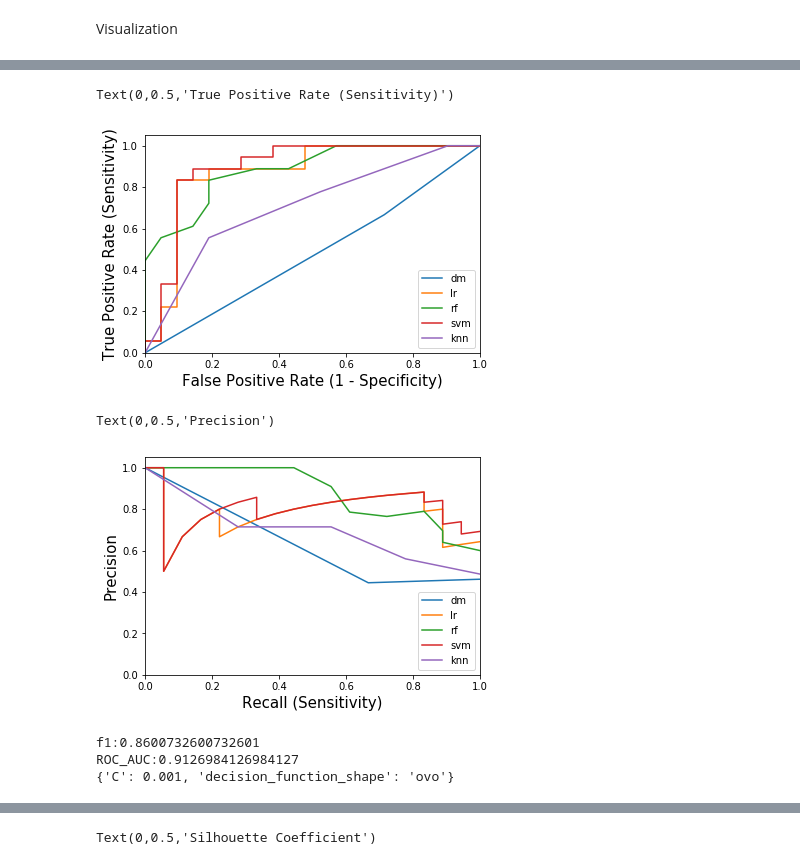
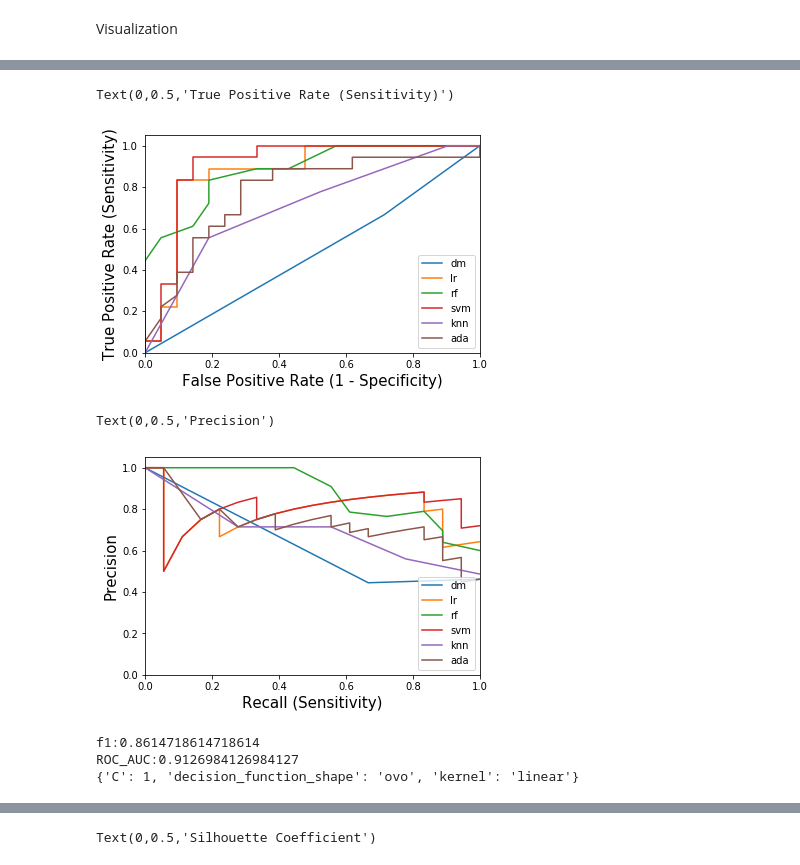
Before and after one commit to grace3999/PredictEscalation, a Jupyter notebook: EscalationProj_Tim.ipynb, the cells around one changed output, grey strips where cells are left out. Saved outputs shown, nothing was run; the diff lists cells and outputs as text; code cells hidden in the pictures.

```diff
--- a/EscalationProj_Tim.ipynb
+++ b/EscalationProj_Tim.ipynb
@@ -189,9 +188,16 @@ rf_cv = RandomForestClassifier(random_state=39, class_weight='balanced')
 svm_cv = SVC(kernel='linear', probability=True, class_weight='balanced')
 knn_cv = KNeighborsClassifier()
 gb_cv = GradientBoostingClassifier(random_state=39)
+ab_cv = AdaBoostClassifier(random_state=39)
 
 #dic with classifier and feature importance attribute name
-models_dic = {'dm_cv': (dm_cv, 'none'), 'lr_cv': (lr_cv, 'coef'), 'rf_cv': (rf_cv, 'feature_importance'), 'svm_cv':(svm_cv, 'coef'), 'knn_cv': (knn_cv, 'none'), 'gb_cv': (gb_cv, 'feature_importance')}
+models_dic = {'dm_cv': (dm_cv, 'none'),
+              'lr_cv': (lr_cv, 'coef'),
+              'rf_cv': (rf_cv, 'feature_importance'),
+              'svm_cv':(svm_cv, 'coef'),
+              'knn_cv': (knn_cv, 'none'),
+              'gb_cv': (gb_cv, 'feature_importance'),
+              'ab_cv': (ab_cv, 'feature_importance')}
 # %%
 def feature_importance(X, y, model_instance, feature_names, fi_name):
     #takes in features (X) and classess (y), model, column names for features in X, and name of attribute for feature importance
@@ -387,25 +393,27 @@ data_pandas.sort_values('F1', ascending=False).head()
 # %%
 fpr_dm, tpr_dm, thresholds_dm = metrics.roc_curve(Y_train_class, data_ave_features['dm_cv_ave']['y_pred_prob'][:,1])
 fpr_lr, tpr_lr, thresholds_lr = metrics.roc_curve(Y_train_class, data_ave_features['lr_cv_ave']['y_pred_prob'][:,1])
 fpr_rf, tpr_rf, thresholds_rf = metrics.roc_curve(Y_train_class, data_ave_features['rf_cv_ave']['y_pred_prob'][:,1])
 fpr_svm, tpr_svm, thresholds_svm = metrics.roc_curve(Y_train_class, data_ave_features['svm_cv_ave']['y_pred_prob'][:,1])
 fpr_knn, tpr_knn, thresholds_knn = metrics.roc_curve(Y_train_class, data_ave_features['knn_cv_ave']['y_pred_prob'][:,1])
+fpr_ab, tpr_ab, thresholds_ab = metrics.roc_curve(Y_train_class, data_ave_features['ab_cv_ave']['y_pred_prob'][:,1])
 
 # plot model ROC curves
 plt.plot(fpr_dm, tpr_dm, label="dm")
 plt.plot(fpr_lr, tpr_lr, label="lr")
 plt.plot(fpr_rf, tpr_rf, label="rf")
 plt.plot(fpr_svm, tpr_svm, label="svm")
 plt.plot(fpr_knn, tpr_knn, label="knn")
+plt.plot(fpr_ab, tpr_ab, label="ada")
 
 plt.xlim([0, 1])
 plt.ylim([0, 1.05])
 plt.legend(loc="lower right")
 plt.xlabel('False Positive Rate (1 - Specificity)', fontsize = 15)
 plt.ylabel('True Positive Rate (Sensitivity)', fontsize = 15)
 # %% [output]
 Text(0,0.5,'True Positive Rate (Sensitivity)')
-[figure, old version]
+[figure, new version]
 # %%
 # calculate precision-recall curve
 precision_dm, recall_dm, thresholds_pr_dm = metrics.precision_recall_curve(Y_train_class, data_ave_features['dm_cv_ave']['y_pred_prob'][:,1])
@@ -413,12 +421,14 @@ precision_lr, recall_lr, thresholds_pr_lr = metrics.precision_recall_curve(Y_tra
 precision_rf, recall_rf, thresholds_pr_rf = metrics.precision_recall_curve(Y_train_class, data_ave_features['rf_cv_ave']['y_pred_prob'][:,1])
 precision_svm, recall_svm, thresholds_pr_svm = metrics.precision_recall_curve(Y_train_class, data_ave_features['svm_cv_ave']['y_pred_prob'][:,1])
 precision_knn, recall_knn, thresholds_pr_knn = metrics.precision_recall_curve(Y_train_class, data_ave_features['knn_cv_ave']['y_pred_prob'][:,1])
+precision_ab, recall_ab, thresholds_pr_ab = metrics.precision_recall_curve(Y_train_class, data_ave_features['ab_cv_ave']['y_pred_prob'][:,1])
 
 plt.plot(recall_dm, precision_dm, label='dm')
 plt.plot(recall_lr, precision_lr, label='lr')
 plt.plot(recall_rf, precision_rf, label='rf')
 plt.plot(recall_svm, precision_svm, label='svm')
 plt.plot(recall_knn, precision_knn, label='knn')
+plt.plot(recall_ab, precision_ab, label='ada')
 
 plt.xlim([0, 1])
 plt.ylim([0, 1.05])
@@ -427,22 +437,25 @@ plt.xlabel('Recall (Sensitivity)', fontsize = 15)
 plt.ylabel('Precision', fontsize = 15)
 # %% [output]
 Text(0,0.5,'Precision')
-[figure, old version]
+[figure, new version]
 # %%
+#scale data for grid search
+train_scaled = scaler.fit_transform(X_train_ave)
+
 #grid search with cv for svm and ave features
-param_grid = {'C':(0.001, 0.01, 0.1, 1, 10), 'decision_function_shape':('ovo','ovr')}
+param_grid = {'C':(0.001, 0.01, 0.1, 1, 10), 'decision_function_shape':('ovo','ovr'), 'kernel':('linear', 'rbf')}
 scoring = ['accuracy', 'f1', 'precision', 'recall', 'roc_auc']
 
-svm_base = SVC(kernel='linear', class_weight='balanced', random_state=39)
+svm_base = SVC(class_weight='balanced', random_state=39)
 
 svm_gs = GridSearchCV(svm_base, param_grid, cv=3, scoring = scoring, refit='f1')
-svm_gs.fit(X_train_ave, Y_train_class)
+svm_gs.fit(train_scaled, Y_train_class)
 
-print("f1:"+str(np.average(cross_val_score(svm_gs, X_train_ave, Y_train_class, scoring='f1'))))
-print("ROC_AUC:"+str(np.average(cross_val_score(svm_gs, X_train_ave, Y_train_class, scoring='roc_auc'))))
+print("f1:"+str(np.average(cross_val_score(svm_gs, train_scaled, Y_train_class, scoring='f1'))))
+print("ROC_AUC:"+str(np.average(cross_val_score(svm_gs, train_scaled, Y_train_class, scoring='roc_auc'))))
 
 print(svm_gs.best_params_)
 # %% [output]
-f1:0.8600732600732601
+f1:0.8614718614718614
 ROC_AUC:0.9126984126984127
-{'C': 0.001, 'decision_function_shape': 'ovo'}
+{'C': 1, 'decision_function_shape': 'ovo', 'kernel': 'linear'}
```
Also changed, not shown: parts of 19 cells of this notebook.
